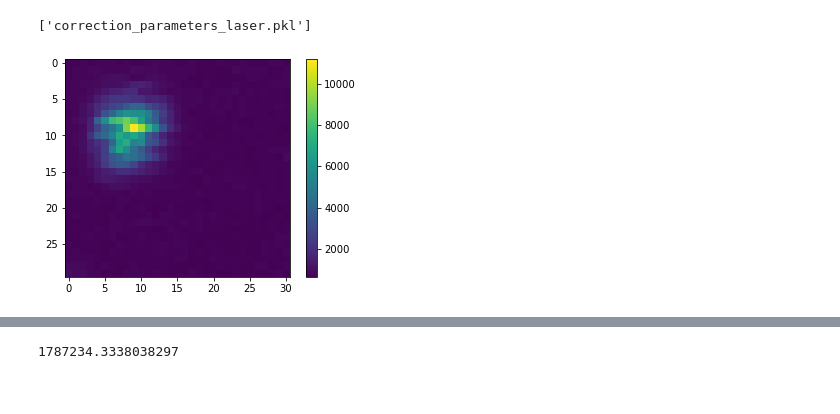
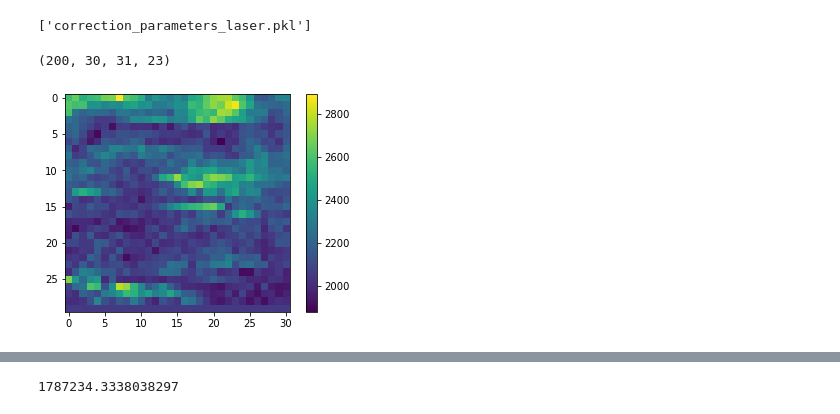
Before and after one commit to pawlowska/stage-control, a Jupyter notebook: SPAD TRIGGER TRANSLATOR VERSION 6.2020.ipynb, the cells around one changed output, grey strips where cells are left out. Cells and saved outputs as stored; diff of their text form; code cells hidden in the pictures.

```diff
--- a/SPAD TRIGGER TRANSLATOR VERSION 6.2020.ipynb
+++ b/SPAD TRIGGER TRANSLATOR VERSION 6.2020.ipynb
@@ -301,17 +301,16 @@ plt.plot(val_time)
 #final data- (counts) intensity value of each pixel in every scan point binned
 # format :(x,y,detector)
 # dwell and bin times in ms
-nanoSPAD_X= 20
-nanoSPAD_Y= 20
-dwell_time = 250
-bin_time = 1
-val_addr, val_timestamps  = upload_file(data_folder="./data/NANOspad/2020.07/",filename = "5mhz_15_07_v3")
-counts_detec=detector_intensity(val_addr)
+nanoSPAD_X= 30
+nanoSPAD_Y= 30
+dwell_time = 200
+bin_time = 0.1
+val_addr, val_timestamps  = upload_file(data_folder="./data/NANOspad/2020.08/",filename = "single_atto_647_18_8_AM_v5_5mhz_800nW_scan")
 val_time=time_unwrap(val_timestamps)
-points,lines = scan_points(val_addr=val_addr,x_points=nanoSPAD_X+1,y_points = nanoSPAD_Y)
+points,lines = scan_points(val_addr=val_addr,x_points=nanoSPAD_X+1,y_points = nanoSPAD_Y,skip_y =1)
 
 #Counts variables(with/without binning)
-#counts = counts_scan(val_addr,val_time,points,dwell_time = dwell_time)
-counts_bin = counts_scan_binned(val_addr,val_time,points,dwell_time = dwell_time, bin_time = bin_time)
+counts = counts_scan(val_addr,val_time,points,dwell_time = dwell_time)
+#counts_bin = counts_scan_binned(val_addr,val_time,points,dwell_time = dwell_time, bin_time = bin_time)
 # %% [output]
 [[255 255 255 239]
@@ -391,14 +405,18 @@ for i in range(23):
 joblib.dump((correction,correction_extra),'correction_parameters_laser.pkl')
 # %% [output]
 ['correction_parameters_laser.pkl']
+# %%
+counts_bin.shape
+# %% [output]
+(200, 30, 31, 23)
 # %%
 
 
-plt.imshow(counts.sum(axis=2))
+plt.imshow(counts_bin.sum(axis=(0,3)))
 plt.colorbar()
 plt.show()
 # %% [output]
-[figure, old version]
+[figure, new version]
 # %%
 for i in range(23):
     print(i)
```
Also changed, not shown: parts of 33 cells of this notebook, 2 other files.
